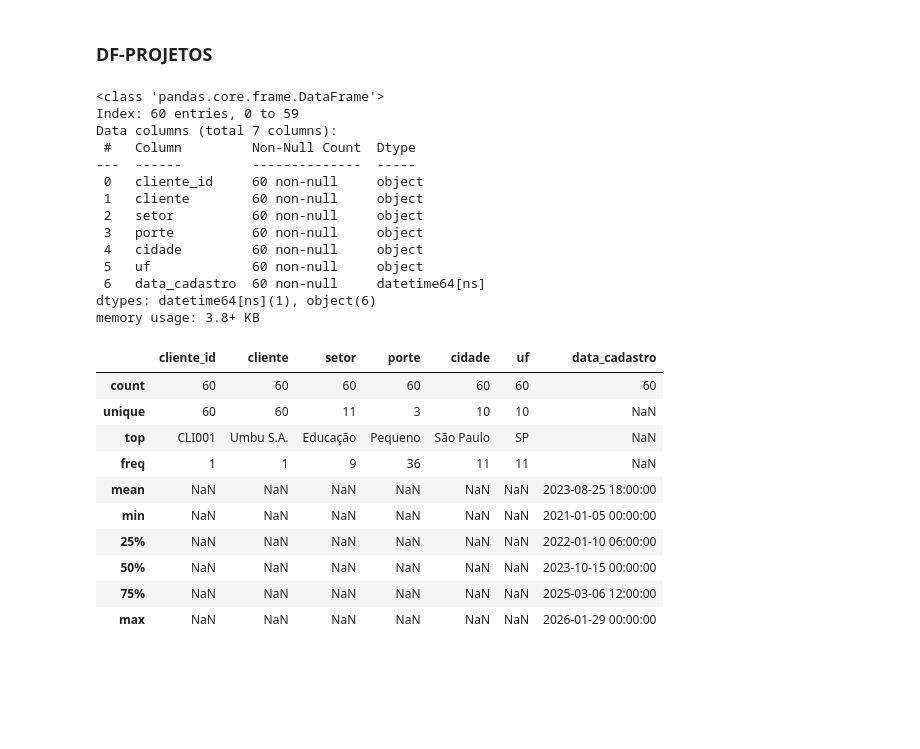
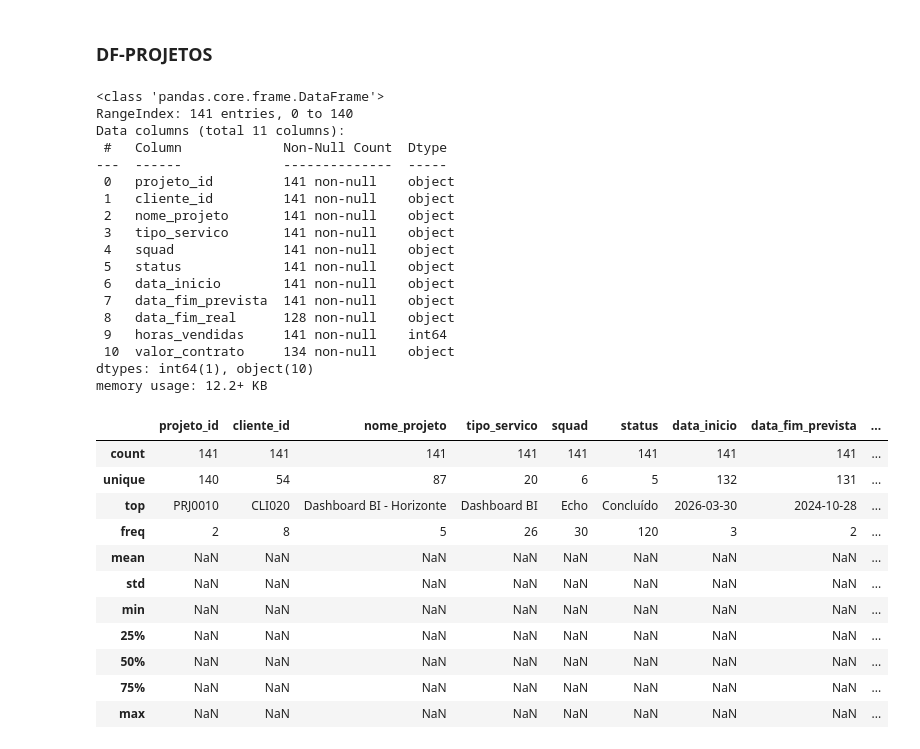
Before and after one commit to Carolaynebarret/DataConnect, a Jupyter notebook: untitled24.ipynb, the cells around one changed output. Drawn from its saved outputs; the diff is of its cells as text; code cells hidden in the pictures; blank space fills up the shorter version.

```diff
--- a/untitled24.ipynb
+++ b/untitled24.ipynb
@@ -828,33 +860,38 @@ np.int64(0)
 # %% [markdown]
 ### **DF-PROJETOS**
 # %%
-df_clientes.info()
+df_projetos.info()
 # %% [output]
 <class 'pandas.core.frame.DataFrame'>
-Index: 60 entries, 0 to 59
-Data columns (total 7 columns):
- #   Column         Non-Null Count  Dtype
----  ------         --------------  -----
- 0   cliente_id     60 non-null     object
- 1   cliente        60 non-null     object
- 2   setor          60 non-null     object
- 3   porte          60 non-null     object
- 4   cidade         60 non-null     object
- 5   uf             60 non-null     object
- 6   data_cadastro  60 non-null     datetime64[ns]
-dtypes: datetime64[ns](1), object(6)
-memory usage: 3.8+ KB
+RangeIndex: 141 entries, 0 to 140
+Data columns (total 11 columns):
+ #   Column             Non-Null Count  Dtype
+---  ------             --------------  -----
+ 0   projeto_id         141 non-null    object
+ 1   cliente_id         141 non-null    object
+ 2   nome_projeto       141 non-null    object
+ 3   tipo_servico       141 non-null    object
+ 4   squad              141 non-null    object
+ 5   status             141 non-null    object
+ 6   data_inicio        141 non-null    object
+ 7   data_fim_prevista  141 non-null    object
+ 8   data_fim_real      128 non-null    object
+ 9   horas_vendidas     141 non-null    int64
+ 10  valor_contrato     134 non-null    object
+dtypes: int64(1), object(10)
+memory usage: 12.2+ KB
 # %%
-df_clientes.describe(include="all")
+df_projetos.describe(include="all")
 # %% [output]
-|  | cliente_id | cliente | setor | porte | cidade | uf | data_cadastro |
-| count | 60 | 60 | 60 | 60 | 60 | 60 | 60 |
-| unique | 60 | 60 | 11 | 3 | 10 | 10 | NaN |
-| top | CLI001 | Umbu S.A. | Educação | Pequeno | São Paulo | SP | NaN |
-| freq | 1 | 1 | 9 | 36 | 11 | 11 | NaN |
-| mean | NaN | NaN | NaN | NaN | NaN | NaN | 2023-08-25 18:00:00 |
-| min | NaN | NaN | NaN | NaN | NaN | NaN | 2021-01-05 00:00:00 |
-| 25% | NaN | NaN | NaN | NaN | NaN | NaN | 2022-01-10 06:00:00 |
-| 50% | NaN | NaN | NaN | NaN | NaN | NaN | 2023-10-15 00:00:00 |
-| 75% | NaN | NaN | NaN | NaN | NaN | NaN | 2025-03-06 12:00:00 |
-| max | NaN | NaN | NaN | NaN | NaN | NaN | 2026-01-29 00:00:00 |
+|  | projeto_id | cliente_id | nome_projeto | tipo_servico | squad | status | data_inicio | data_fim_prevista | ... |
+| count | 141 | 141 | 141 | 141 | 141 | 141 | 141 | 141 | ... |
+| unique | 140 | 54 | 87 | 20 | 6 | 5 | 132 | 131 | ... |
+| top | PRJ0010 | CLI020 | Dashboard BI - Horizonte | Dashboard BI | Echo | Concluído | 2026-03-30 | 2024-10-28 | ... |
+| freq | 2 | 8 | 5 | 26 | 30 | 120 | 3 | 2 | ... |
+| mean | NaN | NaN | NaN | NaN | NaN | NaN | NaN | NaN | ... |
+| std | NaN | NaN | NaN | NaN | NaN | NaN | NaN | NaN | ... |
+| min | NaN | NaN | NaN | NaN | NaN | NaN | NaN | NaN | ... |
+| 25% | NaN | NaN | NaN | NaN | NaN | NaN | NaN | NaN | ... |
+| 50% | NaN | NaN | NaN | NaN | NaN | NaN | NaN | NaN | ... |
+| 75% | NaN | NaN | NaN | NaN | NaN | NaN | NaN | NaN | ... |
+| max | NaN | NaN | NaN | NaN | NaN | NaN | NaN | NaN | ... |
```
Also changed, not shown: parts of 21 cells of this notebook.
